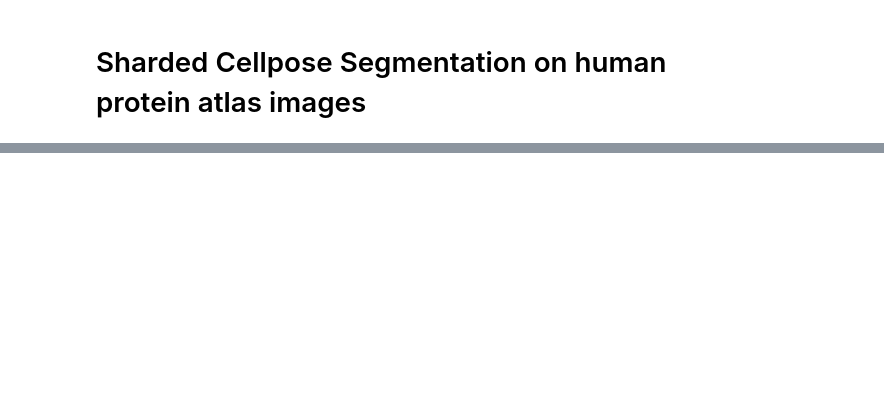
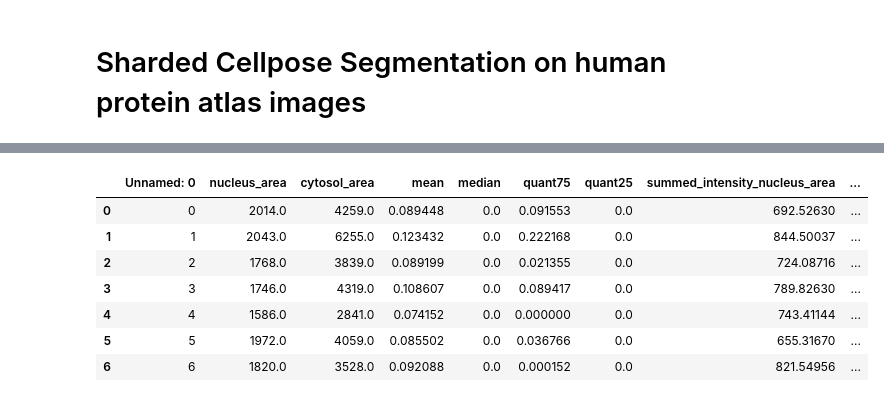
Before and after one commit to MannLabs/scPortrait-notebooks, a Jupyter notebook: example_projects/example_2/processing_notebook.ipynb, the cells around one changed output, grey strips where cells are left out. Saved outputs shown, nothing was run; the diff lists cells and outputs as text; code cells hidden in the pictures; blank space fills up the shorter version.

```diff
--- a/example_projects/example_2/processing_notebook.ipynb
+++ b/example_projects/example_2/processing_notebook.ipynb
@@ -144,4 +225,13 @@ project.featurize()
 # %%
 # load classification results
-results = pd.read_csv(f"{project_location}/featurization/complete_CellFeaturizer/calculated_image_features.csv")
+results = pd.read_csv(f"{project_location}/classification/0_Ch3_Featurization/calculated_features.csv")
 results
+# %% [output]
+|  | Unnamed: 0 | nucleus_area | cytosol_area | mean | median | quant75 | quant25 | summed_intensity_nucleus_area | ... |
+| 0 | 0 | 2014.0 | 4259.0 | 0.089448 | 0.0 | 0.091553 | 0.0 | 692.52630 | ... |
+| 1 | 1 | 2043.0 | 6255.0 | 0.123432 | 0.0 | 0.222168 | 0.0 | 844.50037 | ... |
+| 2 | 2 | 1768.0 | 3839.0 | 0.089199 | 0.0 | 0.021355 | 0.0 | 724.08716 | ... |
+| 3 | 3 | 1746.0 | 4319.0 | 0.108607 | 0.0 | 0.089417 | 0.0 | 789.82630 | ... |
+| 4 | 4 | 1586.0 | 2841.0 | 0.074152 | 0.0 | 0.000000 | 0.0 | 743.41144 | ... |
+| 5 | 5 | 1972.0 | 4059.0 | 0.085502 | 0.0 | 0.036766 | 0.0 | 655.31670 | ... |
+| 6 | 6 | 1820.0 | 3528.0 | 0.092088 | 0.0 | 0.000152 | 0.0 | 821.54956 | ... |
```
Also changed, not shown: parts of 10 cells of this notebook, 2 other files.
